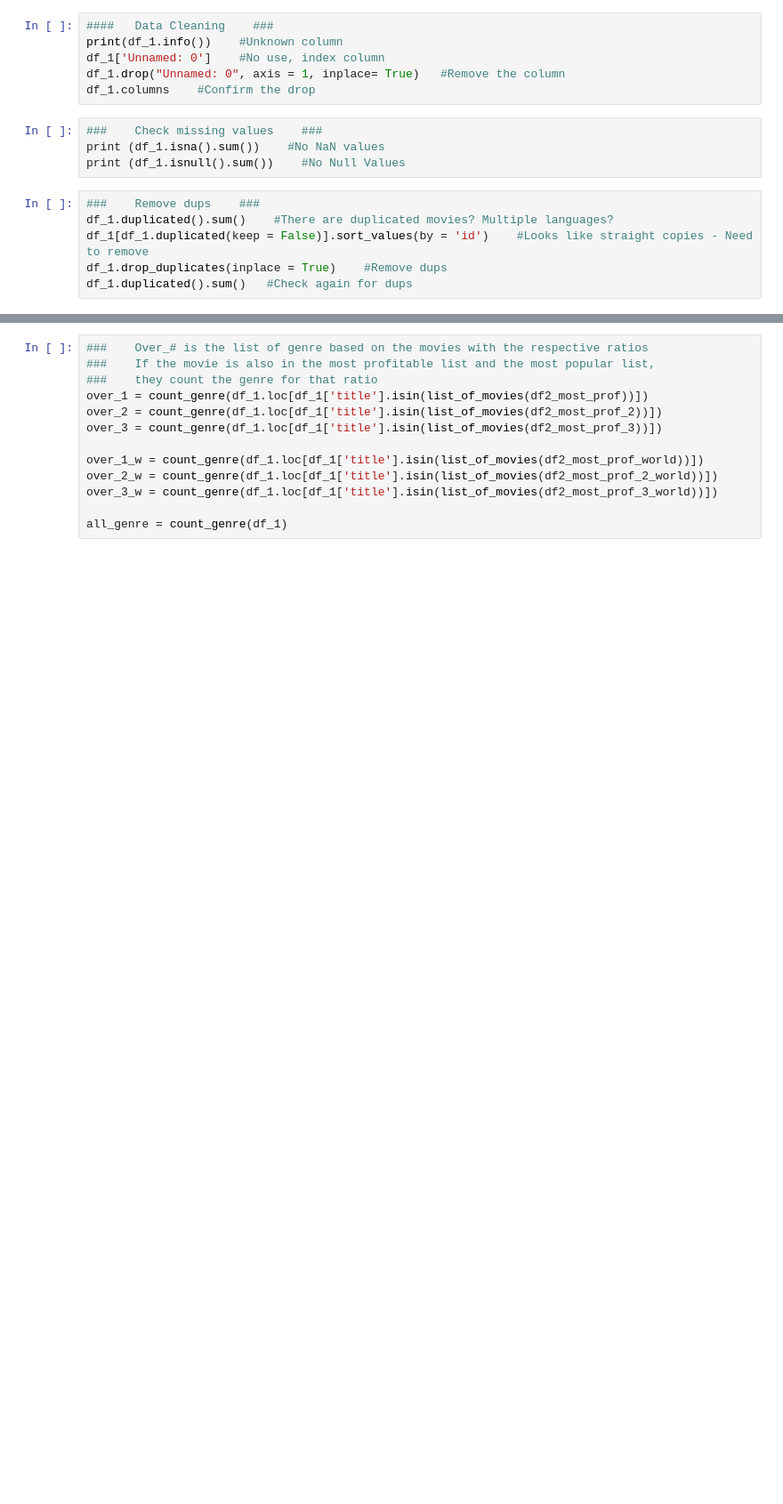
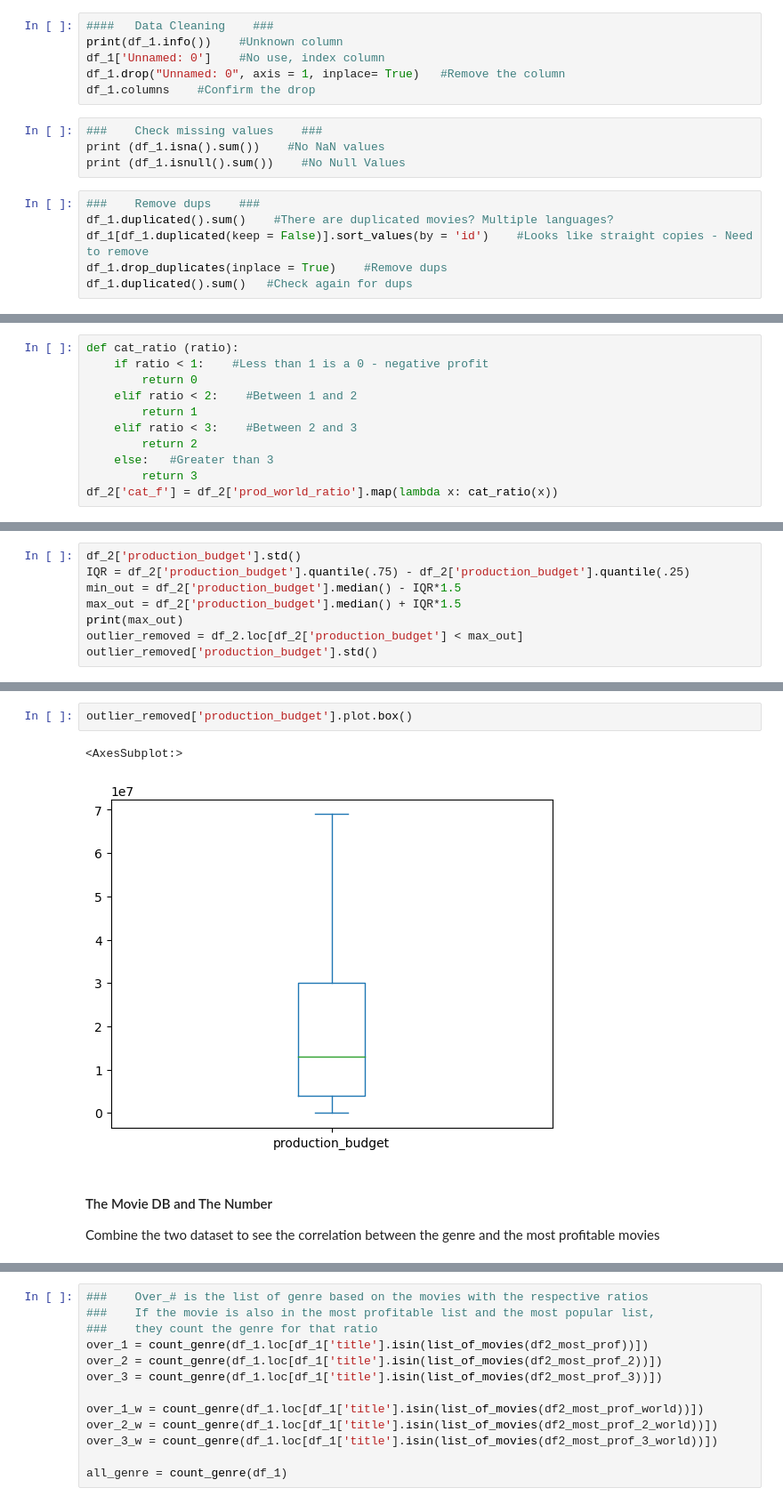
Before and after one commit to Tommyphung1/Movie_Anaylsis_for_Profit-, a Jupyter notebook: movie_code.ipynb, the cells around one changed output, grey strips where cells are left out. Shown at 89% size. Drawn from its saved outputs; the diff is of its cells as text; blank space fills up the shorter version.

```diff
--- a/movie_code.ipynb
+++ b/movie_code.ipynb
@@ -204,0 +209,11 @@ df_2
+# %%
+def cat_ratio (ratio):
+    if ratio < 1:    #Less than 1 is a 0 - negative profit
+        return 0
+    elif ratio < 2:    #Between 1 and 2
+        return 1
+    elif ratio < 3:    #Between 2 and 3
+        return 2
+    else:   #Greater than 3
+        return 3
+df_2['cat_f'] = df_2['prod_world_ratio'].map(lambda x: cat_ratio(x))
@@ -204,0 +248,8 @@ df_2
+# %%
+df_2['production_budget'].std()
+IQR = df_2['production_budget'].quantile(.75) - df_2['production_budget'].quantile(.25)
+min_out = df_2['production_budget'].median() - IQR*1.5
+max_out = df_2['production_budget'].median() + IQR*1.5
+print(max_out)
+outlier_removed = df_2.loc[df_2['production_budget'] < max_out]
+outlier_removed['production_budget'].std()
@@ -205 +269,9 @@ df_2
+# %%
+outlier_removed['production_budget'].plot.box()
+# %% [output]
+<AxesSubplot:>
+[figure, added]
+# %% [markdown]
+#### The Movie DB and The Number
+Combine the two dataset to see the correlation between the genre and the most profitable movies
 # %%
```
Also changed, not shown: parts of 90 cells of this notebook, 2 other files.
